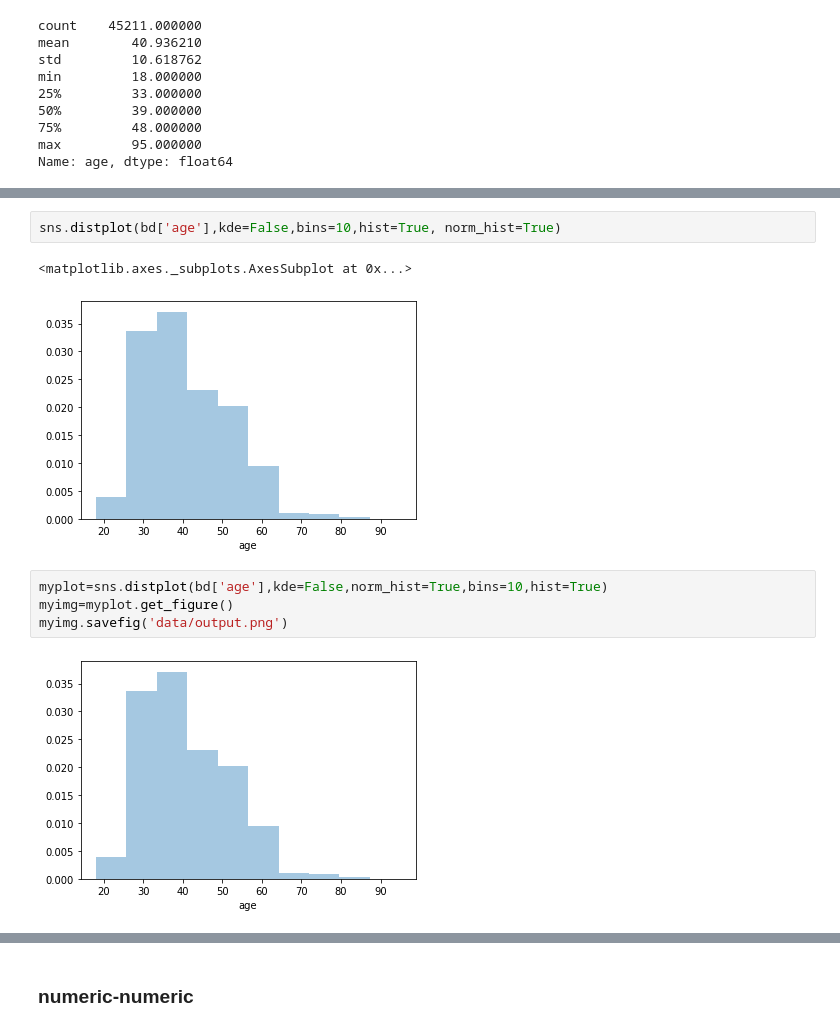
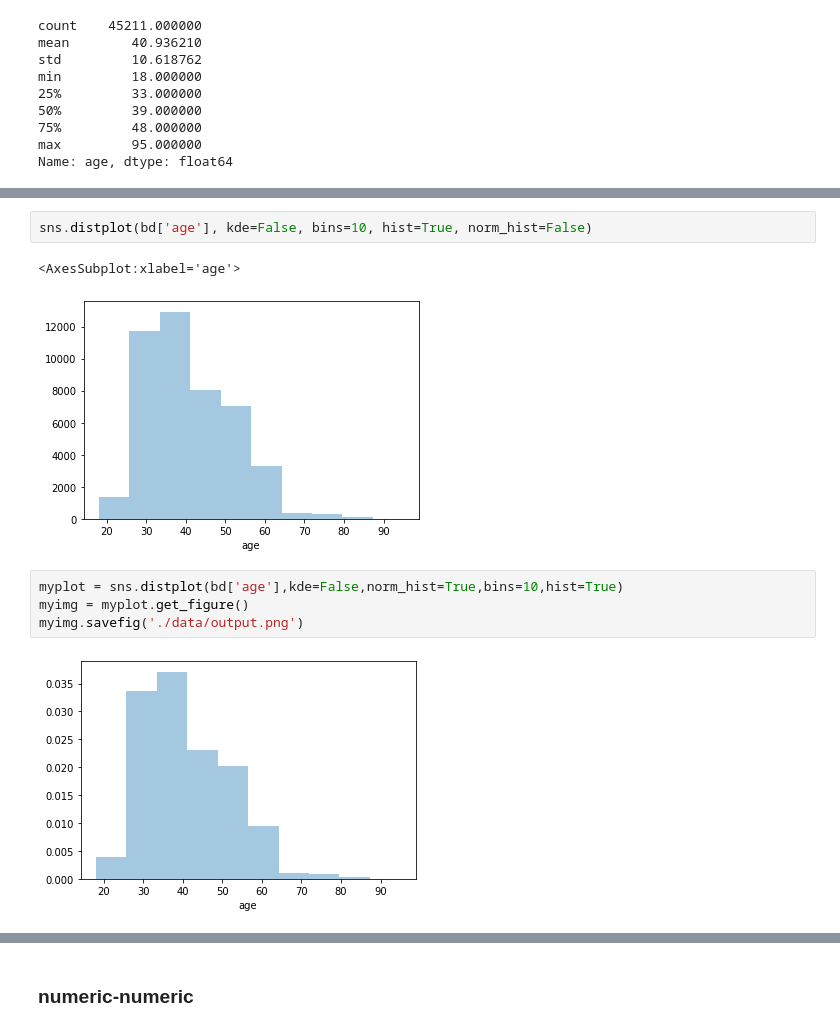
Before and after one commit to skyimager/intro-to-ml-with-python, a Jupyter notebook: src/week3/day1_intro-to-pandas.ipynb, the cells around one changed output, grey strips where cells are left out. Saved outputs shown, nothing was run; the diff lists cells and outputs as text.

```diff
--- a/src/week3/day1_intro-to-pandas.ipynb
+++ b/src/week3/day1_intro-to-pandas.ipynb
@@ -1330,12 +1288,12 @@ sns.distplot(bd['age'], bins=10, kde=True) #histogram and density curve
 # %%
-sns.distplot(bd['age'],kde=False,bins=10,hist=True, norm_hist=True)
+sns.distplot(bd['age'], kde=False, bins=10, hist=True, norm_hist=False)
 # %% [output]
-<matplotlib.axes._subplots.AxesSubplot at 0x...>
+<AxesSubplot:xlabel='age'>
-[figure, old version]
+[figure, new version]
 # %%
-myplot=sns.distplot(bd['age'],kde=False,norm_hist=True,bins=10,hist=True)
-myimg=myplot.get_figure()
-myimg.savefig('data/output.png')
+myplot = sns.distplot(bd['age'],kde=False,norm_hist=True,bins=10,hist=True)
+myimg = myplot.get_figure()
+myimg.savefig('./data/output.png')
 # %% [output]
 [figure]
 # %%
```
Also changed, not shown: parts of 130 cells of this notebook, 1 other file.
